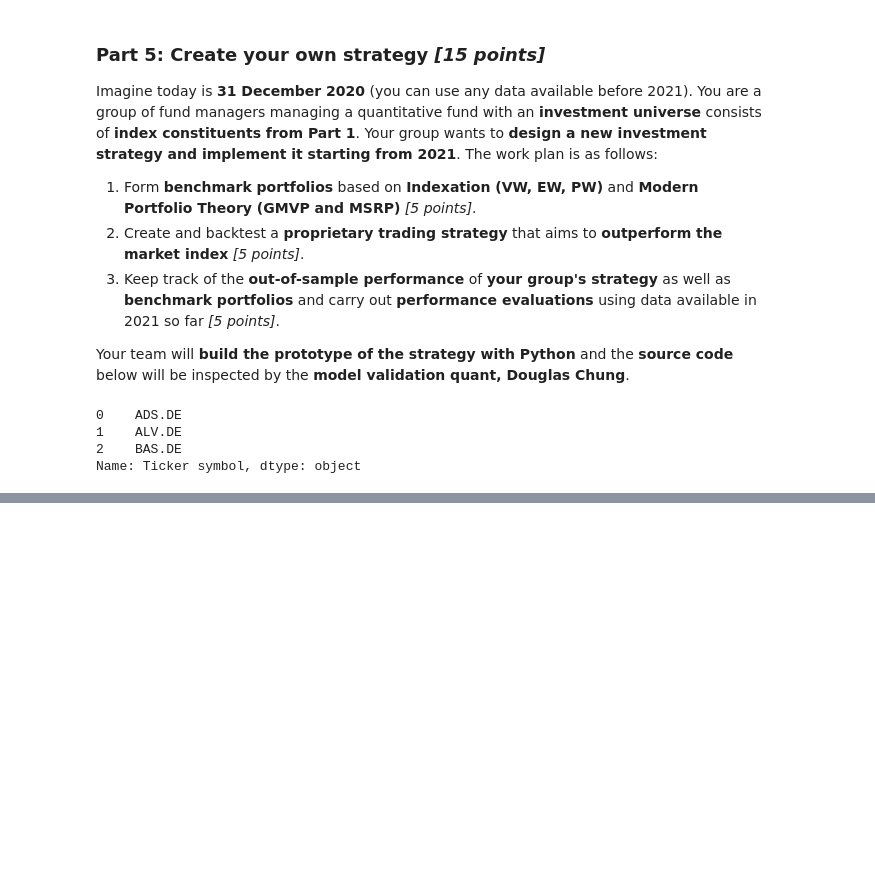
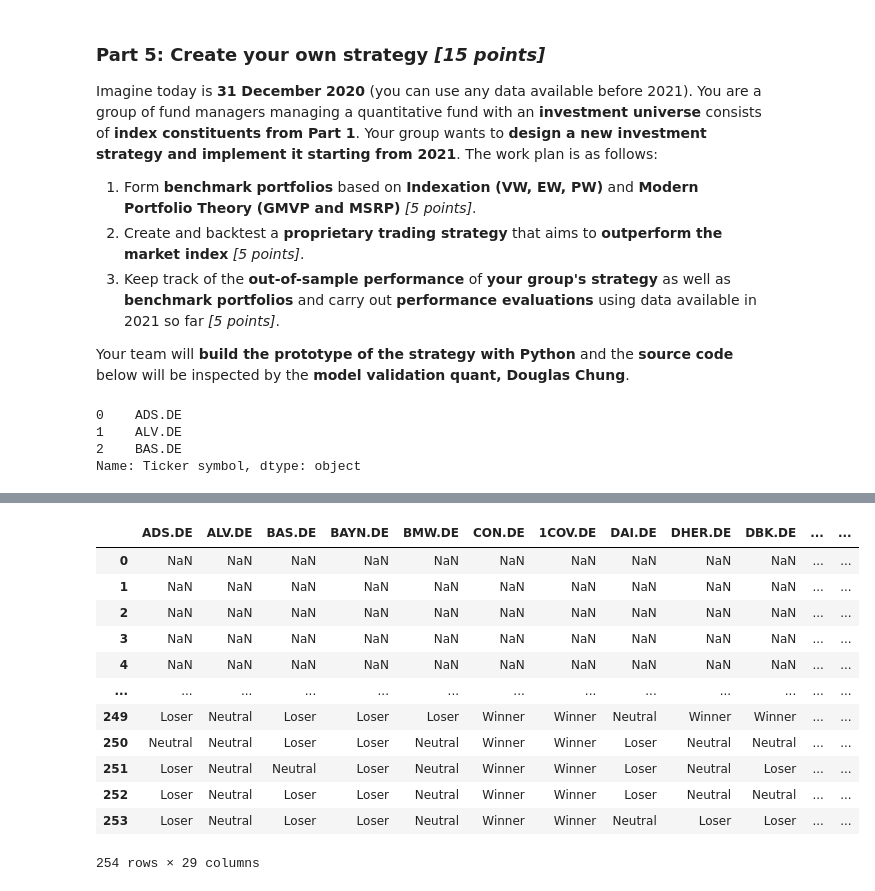
Before and after one commit to LLH07/InvestnPortfolio, a Jupyter notebook: project/part5.ipynb, the cells around one changed output, grey strips where cells are left out. Cells and saved outputs as stored; diff of their text form; code cells hidden in the pictures; blank space fills up the shorter version.

```diff
--- a/project/part5.ipynb
+++ b/project/part5.ipynb
@@ -24,0 +194,15 @@ back_test_df = pd.DataFrame()
+# %%
+other_list = []
+feb_list = []
+
+feb = pd.DataFrame()
+other = pd.DataFrame()
+
+for i in PRC.index:
+    if i.month == 2:
+        feb_list.append(i)
+    else:
+        other_list.append(i)
+# %%
+feb = WL_port[WL_port.index.month == 2]
+other = WL_port[WL_port.index.month != 2]
@@ -24,0 +214,16 @@ back_test_df = pd.DataFrame()
+# %%
+egg
+# %% [output]
+|  | ADS.DE | ALV.DE | BAS.DE | BAYN.DE | BMW.DE | CON.DE | 1COV.DE | DAI.DE | DHER.DE | DBK.DE | ... | ... |
+| 0 | NaN | NaN | NaN | NaN | NaN | NaN | NaN | NaN | NaN | NaN | ... | ... |
+| 1 | NaN | NaN | NaN | NaN | NaN | NaN | NaN | NaN | NaN | NaN | ... | ... |
+| 2 | NaN | NaN | NaN | NaN | NaN | NaN | NaN | NaN | NaN | NaN | ... | ... |
+| 3 | NaN | NaN | NaN | NaN | NaN | NaN | NaN | NaN | NaN | NaN | ... | ... |
+| 4 | NaN | NaN | NaN | NaN | NaN | NaN | NaN | NaN | NaN | NaN | ... | ... |
+| ... | ... | ... | ... | ... | ... | ... | ... | ... | ... | ... | ... | ... |
+| 249 | Loser | Neutral | Loser | Loser | Loser | Winner | Winner | Neutral | Winner | Winner | ... | ... |
+| 250 | Neutral | Neutral | Loser | Loser | Neutral | Winner | Winner | Loser | Neutral | Neutral | ... | ... |
+| 251 | Loser | Neutral | Neutral | Loser | Neutral | Winner | Winner | Loser | Neutral | Loser | ... | ... |
+| 252 | Loser | Neutral | Loser | Loser | Neutral | Winner | Winner | Loser | Neutral | Neutral | ... | ... |
+| 253 | Loser | Neutral | Loser | Loser | Neutral | Winner | Winner | Neutral | Loser | Loser | ... | ... |
+254 rows × 29 columns
```
Also changed, not shown: parts of 27 cells of this notebook, 41 other files.
